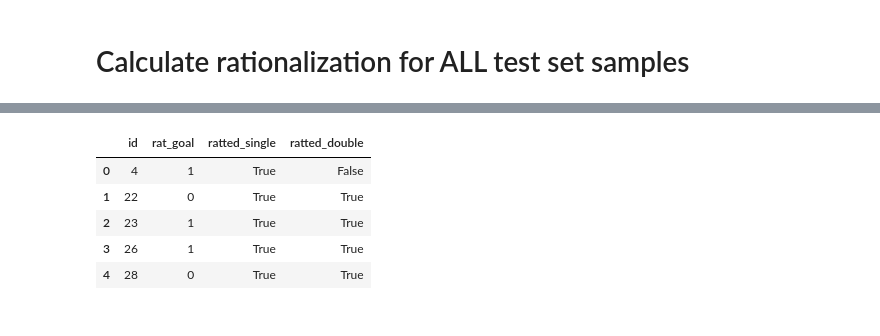
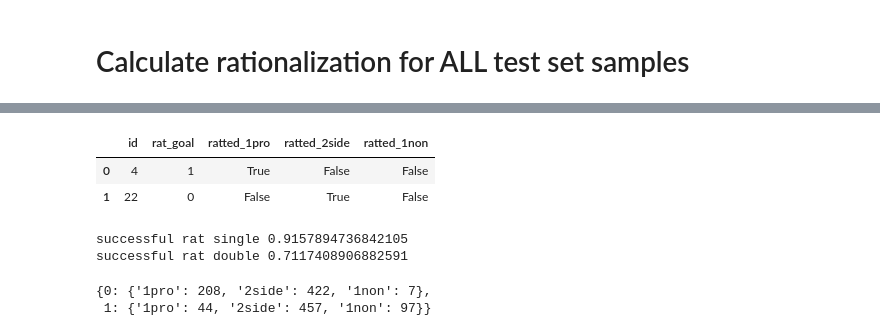
Before and after one commit to cephcyn/malicious_justif, a Jupyter notebook: expl_rat.ipynb, the cells around one changed output, grey strips where cells are left out. Saved outputs shown, nothing was run; the diff lists cells and outputs as text; code cells hidden in the pictures.

```diff
--- a/expl_rat.ipynb
+++ b/expl_rat.ipynb
@@ -139,9 +158,7 @@ filter_data_df[wascorrect_field] = filter_data_df.apply(
 # %% [markdown]
 ## Split data into "training", "test"
 # %%
-split_ratio = 0.8
-
-filter_data_df_src = filter_data_df.sample(n=int(split_ratio*len(filter_data_df)), random_state=sampling_seed)
+filter_data_df_src = filter_data_df.sample(n=int(SPLIT_RATIO*len(filter_data_df)), random_state=SAMPLING_SEED)
 filter_data_df_test = filter_data_df[~filter_data_df.index.isin(filter_data_df_src.index)]
 
 print(f' filter_data_df_src shape: {filter_data_df_src.shape}')
@@ -445,8 +471,8 @@ num_bins = 30
 # (negative value means no gap, they overlap)
 temp_gaps = []
 for x_id, x_rat in test_rationalizations_idmerge.groupby(['id']):
-    range_lo = min(x_rat[f'{trueresult_field}_conf_top'])
-    range_hi = max(x_rat[f'{trueresult_field}_conf_bot'])
+    range_lo = min(x_rat[f'{TRUERESULT_FIELD}_conf_top'])
+    range_hi = max(x_rat[f'{TRUERESULT_FIELD}_conf_bot'])
     temp_gaps.append(range_hi-range_lo)
 
 _ = plt.hist(temp_gaps, bins=num_bins)
@@ -456,8 +482,8 @@ plt.show()
 # CI gaps ... for size-1 sets
 temp_gaps = []
 for x_id, x_rat in test_rationalizations_idmerge[test_rationalizations_idmerge['field_count']==1].groupby(['id']):
-    range_lo = min(x_rat[f'{trueresult_field}_conf_top'])
-    range_hi = max(x_rat[f'{trueresult_field}_conf_bot'])
+    range_lo = min(x_rat[f'{TRUERESULT_FIELD}_conf_top'])
+    range_hi = max(x_rat[f'{TRUERESULT_FIELD}_conf_bot'])
     temp_gaps.append(range_hi-range_lo)
 
 _ = plt.hist(temp_gaps, bins=num_bins)
@@ -467,8 +493,8 @@ plt.show()
 # CI gaps ... for size-2 sets
 temp_gaps = []
 for x_id, x_rat in test_rationalizations_idmerge[test_rationalizations_idmerge['field_count']==2].groupby(['id']):
-    range_lo = min(x_rat[f'{trueresult_field}_conf_top'])
-    range_hi = max(x_rat[f'{trueresult_field}_conf_bot'])
+    range_lo = min(x_rat[f'{TRUERESULT_FIELD}_conf_top'])
+    range_hi = max(x_rat[f'{TRUERESULT_FIELD}_conf_bot'])
     temp_gaps.append(range_hi-range_lo)
 
 _ = plt.hist(temp_gaps, bins=num_bins)
@@ -479,8 +505,8 @@ plt.show()
 test_signif_rat = test_rationalizations_idmerge[test_rationalizations_idmerge['significant_baseline']==1]
 temp_gaps = []
 for x_id, x_rat in test_signif_rat.groupby(['id']):
-    range_lo = min(x_rat[f'{trueresult_field}_conf_top'])
-    range_hi = max(x_rat[f'{trueresult_field}_conf_bot'])
+    range_lo = min(x_rat[f'{TRUERESULT_FIELD}_conf_top'])
+    range_hi = max(x_rat[f'{TRUERESULT_FIELD}_conf_bot'])
     temp_gaps.append(range_hi-range_lo)
 
 _ = plt.hist(temp_gaps, bins=num_bins)
@@ -496,20 +522,43 @@ plt.show()
 # %%
-tags = {'id':[], 'rat_goal':[], 'ratted_single':[], 'ratted_double':[]}
-for x_id, x_rat in test_rationalizations_idmerge[test_rationalizations_idmerge['significant_baseline'] == 1].groupby(['id']):
-    tags['id'].append(x_id)
-    x_goal = filter_data_df_test[filter_data_df_test['id']==x_id].iloc[0][justifying_field]
-    tags['rat_goal'].append(x_goal)
-    # figure out if goal has been achieved to prediction case-by-case
-    tags['ratted_single'].append(any(x_rat[f'{justifying_field}_rat_side']==x_goal))
-    # figure out if goal could be achievable either way case-by-case
-    rat_total = sum(x_rat[f'{justifying_field}_rat_side'])
-    tags['ratted_double'].append(rat_total<len(x_rat[f'{justifying_field}_rat_side']) and rat_total>0)
-test_ratsides = pd.DataFrame(tags)
-test_ratsides[:5]
+def rat_side_breakdown(rat_case_df, rats_idmerge):
+    # for all cases, show distribution of 2-rat (could support both), exclusive-pro-rat (only for preds), and exclusive-non-rat (against preds)
+    tags = {'id':[], 'rat_goal':[], 'ratted_1pro':[], 'ratted_2side':[], 'ratted_1non':[]}
+    for x_id, x_rat in rats_idmerge[rats_idmerge['significant_baseline'] == 1].groupby(['id']):
+        tags['id'].append(x_id)
+        x_goal = rat_case_df[rat_case_df['id']==x_id].iloc[0][JUSTIFYING_FIELD]
+        tags['rat_goal'].append(x_goal)
+        # figure out if goal could be achievable either way case-by-case
+        rat_total = sum(x_rat[f'{JUSTIFYING_FIELD}_rat_side'])
+        achieved_2side = rat_total<len(x_rat[f'{JUSTIFYING_FIELD}_rat_side']) and rat_total>0
+        tags['ratted_2side'].append(achieved_2side)
+        # figure out if goal is only achieved to prediction case-by-case
+        achieved_1pro = any(x_rat[f'{JUSTIFYING_FIELD}_rat_side']==x_goal) and (not achieved_2side)
+        tags['ratted_1pro'].append(achieved_1pro)
+        # figure out if goal is only opposed by justifications that exist
+        achieved_1non = not (achieved_1pro or achieved_2side)
+        tags['ratted_1non'].append(achieved_1non)
+    test_ratsides = pd.DataFrame(tags)
+    test_ratside_counts = {}
+    for x_goal, x_rat in test_ratsides.groupby(['rat_goal']):
+        test_ratside_counts[x_goal] = {
+            '1pro': sum(x_rat['ratted_1pro']),
+            '2side': sum(x_rat['ratted_2side']),
+            '1non': sum(x_rat['ratted_1non']),
+        }
+    return test_ratsides, test_ratside_counts
+
+test_ratsides, test_ratside_counts = rat_side_breakdown(filter_data_df_test, test_rationalizations_idmerge)
+
+test_ratsides[:2]
+print('successful rat single', sum(test_ratsides['ratted_1pro']+test_ratsides['ratted_2side'])/len(test_ratsides))
+print('successful rat double', sum(test_ratsides['ratted_2side'])/len(test_ratsides))
+
+test_ratside_counts
 # %% [output]
-|  | id | rat_goal | ratted_single | ratted_double |
-| 0 | 4 | 1 | True | False |
-| 1 | 22 | 0 | True | True |
-| 2 | 23 | 1 | True | True |
-| 3 | 26 | 1 | True | True |
-| 4 | 28 | 0 | True | True |
+|  | id | rat_goal | ratted_1pro | ratted_2side | ratted_1non |
+| 0 | 4 | 1 | True | False | False |
+| 1 | 22 | 0 | False | True | False |
+successful rat single 0.9157894736842105
+successful rat double 0.7117408906882591
+{0: {'1pro': 208, '2side': 422, '1non': 7},
+ 1: {'1pro': 44, '2side': 457, '1non': 97}}
```
Also changed, not shown: parts of 33 cells of this notebook.
